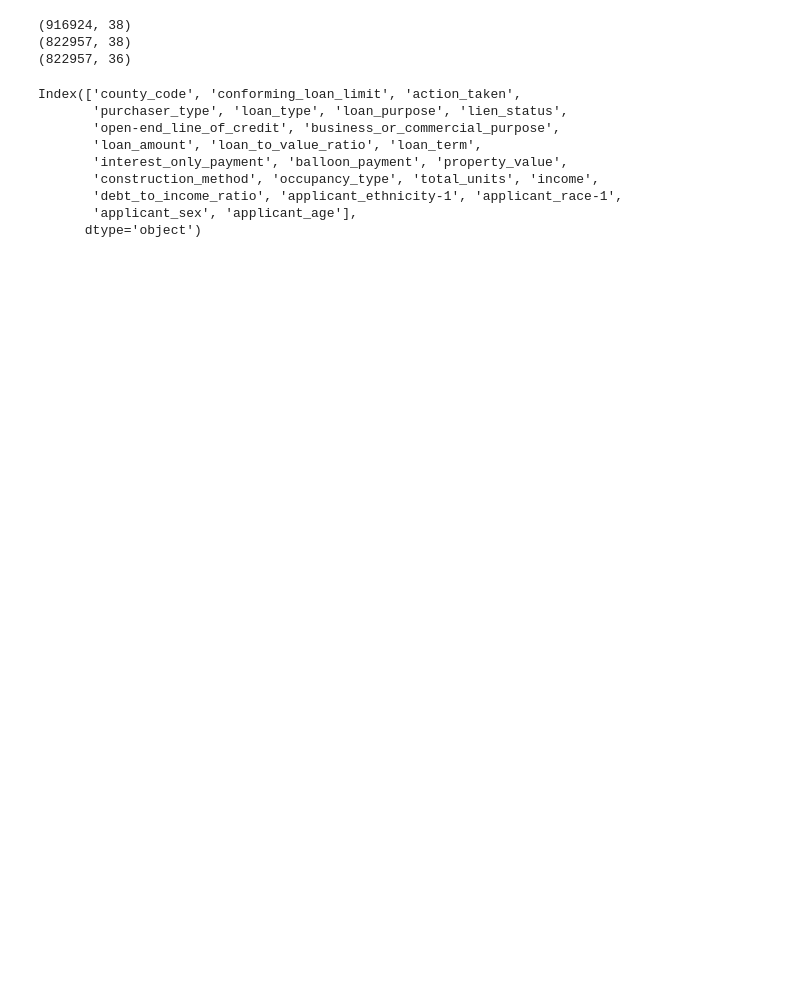
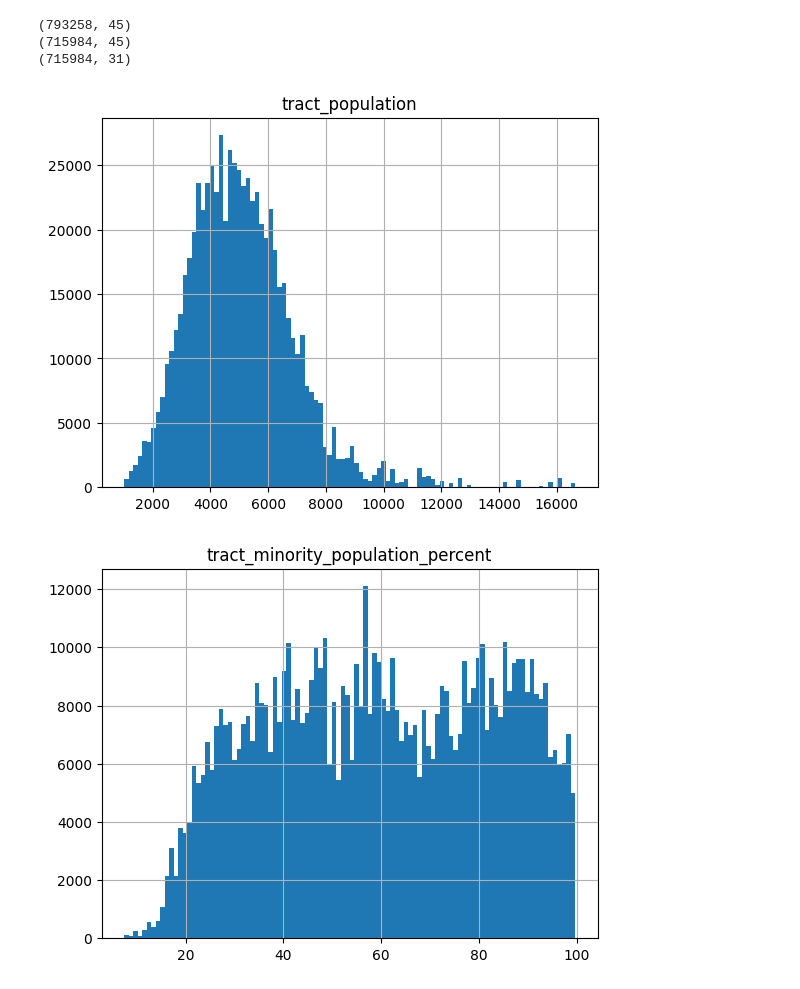
Before and after one commit to hpmartins/mlai-ucb-codes, a Jupyter notebook: capstone_project/loan_pre.ipynb, the cells around one changed output. Cells and saved outputs as stored; diff of their text form; code cells hidden in the pictures; blank space fills up the shorter version.

```diff
--- a/capstone_project/loan_pre.ipynb
+++ b/capstone_project/loan_pre.ipynb
@@ -99,7 +99,7 @@ Name: count, dtype: int64
 # 6 - Applicant selected both male and female
 display(df['co-applicant_sex'].value_counts())
 df = df[df['co-applicant_sex'].isin([1, 2, 5])]
-df['co-applicant_sex'] = df['co-applicant_sex'].map({1: 'male', 2: 'female', 5: 'none'})
+df['co-applicant_sex'] = df['co-applicant_sex'].map({1: 'Male', 2: 'Female', 5: 'no_coapplicant'})
 display(df['co-applicant_sex'].value_counts())
 # %% [output]
 co-applicant_sex
@@ -209,12 +209,13 @@ df["loan_purpose"] = df["loan_purpose"].map(
         1: "Home purchase",
         2: "Home improvement",
         31: "Refinancing",
-        32: "Cash-out refinancing",
+        32: "Refinancing",
         4: "Other",
         5: "Not applicable",
     }
 )
 df = df[df["loan_purpose"] != "Not applicable"]
+df = df[df["loan_purpose"] != "Other"]
 display(df["loan_purpose"].value_counts(dropna=False))
 # %% [output]
 loan_purpose
@@ -289,5 +288,6 @@ Name: count, dtype: int64
 # %%
 test_cuts(df, 'loan_amount', 2e6, n=4)
 df = df[df['loan_amount'] <= 2e6]
+df = df[df['loan_amount'] > 0]
 # %% [output]
 loan_amount
@@ -341,11 +341,22 @@ for col in drop_df.columns:
         print(col, is_null)
 
 drop_df = drop_df.drop(['applicant_credit_score_type', 'co-applicant_credit_score_type'], axis=1)
+
+drop_df = drop_df.drop([
+    'aus-1',
+    'preapproval',
+    'applicant_age_above_62',
+    'submission_of_application',
+], axis=1)
+
+drop_df = drop_df.drop([x for x in drop_df.columns if x.startswith('co-')], axis=1)
+drop_df = drop_df.drop([x for x in drop_df.columns if x.startswith('derived_')], axis=1)
+
 print(drop_df.shape)
 # %% [output]
-(916924, 38)
-(822957, 38)
-(822957, 36)
+(793258, 45)
+(715984, 45)
+(715984, 31)
 # %%
 mapped_df = drop_df.copy()
 
@@ -465,12 +463,0 @@ mapped_df = mapped_df.drop([x for x in mapped_df.columns if x.startswith('derive
-# %%
-mapped_df.columns
-# %% [output]
-Index(['county_code', 'conforming_loan_limit', 'action_taken',
-       'purchaser_type', 'loan_type', 'loan_purpose', 'lien_status',
-       'open-end_line_of_credit', 'business_or_commercial_purpose',
-       'loan_amount', 'loan_to_value_ratio', 'loan_term',
-       'interest_only_payment', 'balloon_payment', 'property_value',
-       'construction_method', 'occupancy_type', 'total_units', 'income',
-       'debt_to_income_ratio', 'applicant_ethnicity-1', 'applicant_race-1',
-       'applicant_sex', 'applicant_age'],
-      dtype='object')
@@ -482,0 +464,8 @@ mapped_df = mapped_df.rename(columns = {
+# %%
+for c in [x for x in mapped_df.columns if x.startswith('tract')]:
+    mapped_df[c].hist(bins=100)
+    plt.title(c)
+    plt.show()
+# %% [output]
+[figure, added]
+[figure, added]
```
Also changed, not shown: parts of 17 cells of this notebook, 1 other file.
